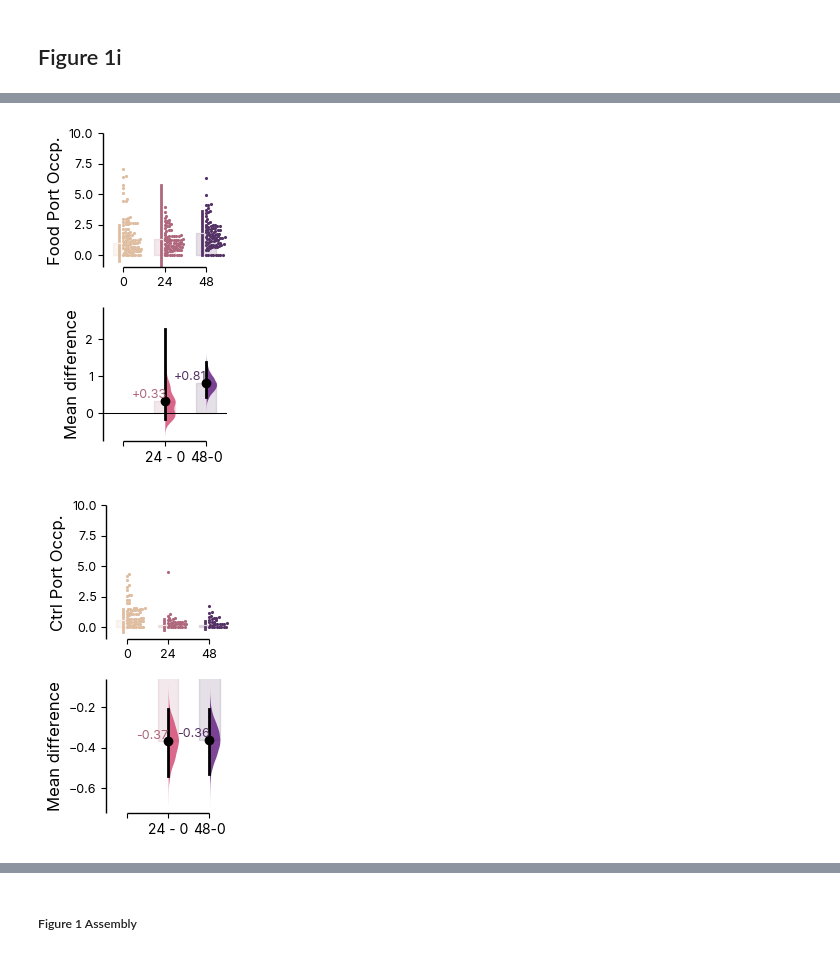
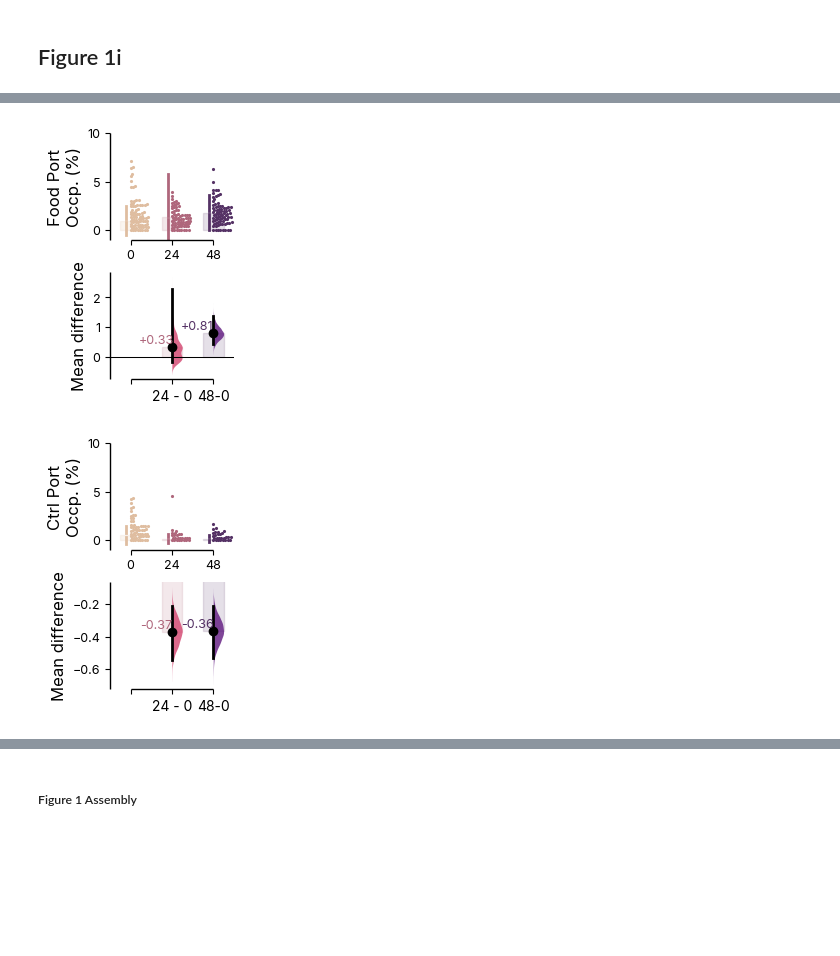
Before and after one commit to sangyu/Holophenotype5HT, a Jupyter notebook: nbs/01_Figures/01_Setup.ipynb, the cells around one changed output, grey strips where cells are left out. Saved outputs shown, nothing was run; the diff lists cells and outputs as text; code cells hidden in the pictures; blank space fills up the shorter version.

```diff
--- a/nbs/01_Figures/01_Setup.ipynb
+++ b/nbs/01_Figures/01_Setup.ipynb
@@ -55,13 +57,14 @@ WTStarvedPalette = {'0':sns.color_palette("magma")[5], '24':sns.color_palette("m
 
 a, b, c = W1118Dark_ele.plotStacked(endMin = 120, metricsToStack = ['Speed', 'Volume'], colorBy = 'Starvedhrs',
                           customPalette = WTStarvedPalette,
-                                    figsize = [14*cm, 15*cm], dotratio = 30, plotNonFeeders=True, dotbase=1, ribbonLegend = True)
+                                    figsize = [22*cm, 9*cm], dotratio = 30, plotNonFeeders=True, dotbase=1, ribbonLegend = True)
 [a.axes[i].grid(visible=None) for i in range(-3, -1)]
 
 for i in range(2):
     a.axes[i].set_ylabel(a.axes[i].get_ylabel(), font = 'inter', fontsize = 10)
     a.axes[i].set_xlabel(a.axes[i].get_xlabel(), font = 'inter', fontsize = 10)
     a.axes[i].set_xticklabels(a.axes[i].get_xticklabels(), font = 'inter', fontsize = 10)
-a.axes[0].legend()
+a.axes[0].legend(frameon=False )
+a.axes[0].set_ylabel('Speed\n(mm/s)')
 a.savefig(W1118Dark_ele.outputFolder+'/stacked.svg')
 # %% [output]
@@ -234,20 +242,21 @@ W1118Dark_ele.meanHeatmapFig.savefig(figurepath + '/meanheatmapWT.svg', bbox_inc
 # %%
+
 %run 001_ContrastPlotkwargs.ipynb
 setFont('inter', 9)
 c = dabest.load(w1118, x = 'Starvation', y = 'Food Port Occupancy', idx = ('0', '24', '48'))
-f = c.mean_diff.plot(swarm_label= 'Food Port Occp.', fontsize_rawxlabel= 9, swarm_ylim=(-1, 10),custom_palette = WTStarvedPalette, delta_text_kwargs =dt_kwargs, contrast_bars_kwargs= cb_kwargs, swarm_bars_kwargs= sb_kwargs, raw_marker_size=rm_size,  es_marker_size = es_size, fig_size = (1.6, 4))
+f = c.mean_diff.plot(swarm_label= 'Food Port\nOccp. (%)', fontsize_rawxlabel= 9, swarm_ylim=(-1, 10),custom_palette = WTStarvedPalette, delta_text_kwargs =dt_kwargs, contrast_bars_kwargs= cb_kwargs, swarm_bars_kwargs= sb_kwargs, raw_marker_size=rm_size,  es_marker_size = es_size, fig_size = (1.6, 3.2))
 f.axes[0].set_xticklabels(['0', '24', '48'])
 f.axes[1].set_xticklabels(['', '24 - 0', '48-0'], fontsize = 10)
-f.savefig(figurepath+ 'fp.svg')
+f.savefig(figurepath+ 'fp.svg', bbox_inches='tight', pad_inches=0)
 
 c = dabest.load(w1118, x = 'Starvation', y = 'Ctrl Port Occupancy', idx = ('0', '24', '48'))
-f = c.mean_diff.plot(swarm_label= 'Ctrl Port Occp.',  fontsize_rawxlabel= 9, swarm_ylim=(-1, 10),custom_palette = WTStarvedPalette, delta_text_kwargs =dt_kwargs, contrast_bars_kwargs= cb_kwargs, swarm_bars_kwargs= sb_kwargs, raw_marker_size=rm_size,  es_marker_size = es_size, fig_size = (1.6, 4))
+f = c.mean_diff.plot(swarm_label= 'Ctrl Port\nOccp. (%)',  fontsize_rawxlabel= 9, swarm_ylim=(-1, 10),custom_palette = WTStarvedPalette, delta_text_kwargs =dt_kwargs, contrast_bars_kwargs= cb_kwargs, swarm_bars_kwargs= sb_kwargs, raw_marker_size=rm_size,  es_marker_size = es_size, fig_size = (1.6, 3.2))
 f.axes[0].set_xticklabels(['0', '24', '48'])
 f.axes[1].set_xticklabels(['', '24 - 0', '48-0'], fontsize = 10)
-f.savefig(figurepath+ 'cp.svg')
+f.savefig(figurepath+ 'cp.svg', bbox_inches='tight', pad_inches=0)
 # %% [output]
-[figure, old version]
+[figure, new version]
-[figure, old version]
+[figure, new version]
 # %%
 
 w1118.Height
```
Also changed, not shown: parts of 18 cells of this notebook, 5 other files.
